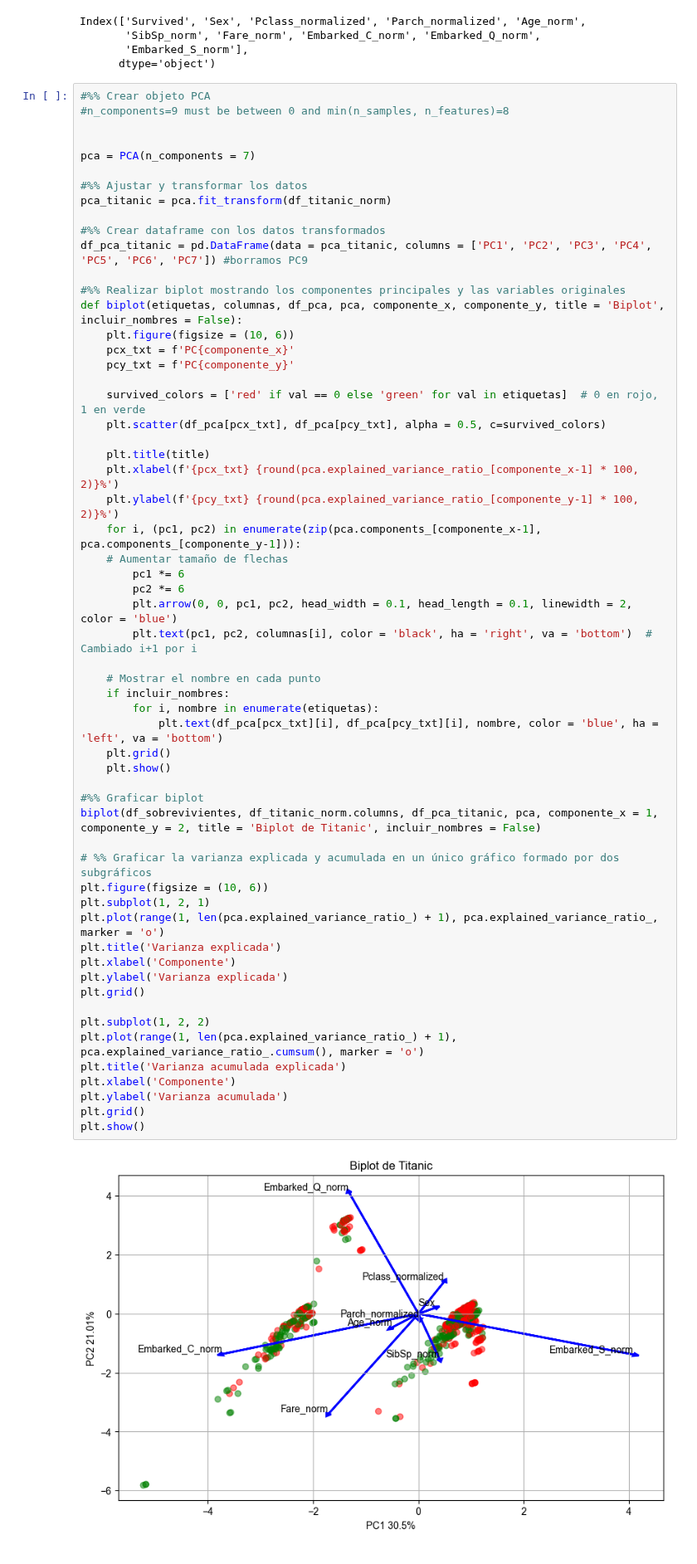
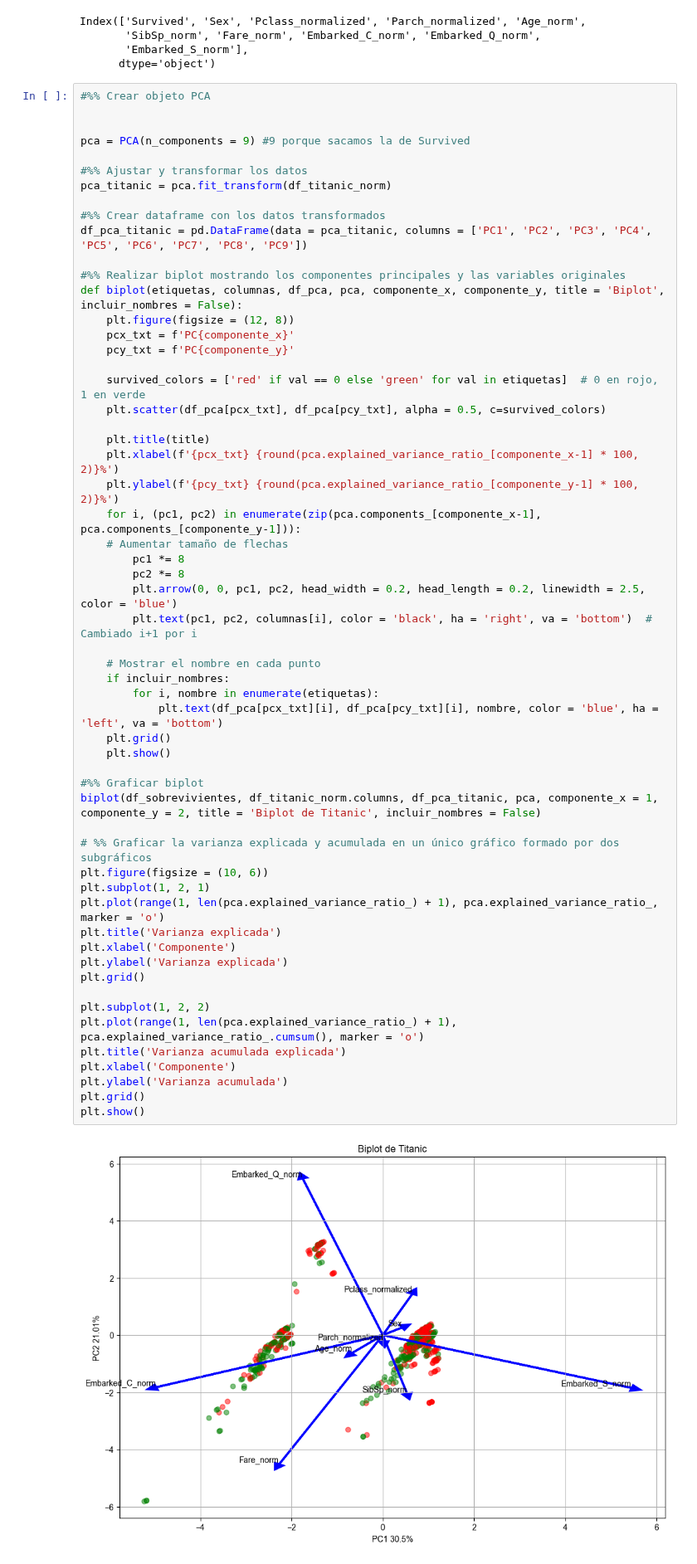
Before and after one commit to phobbins/AnalisisDatos, a Jupyter notebook: Practico 4/Practico4.ipynb, the cells around one changed output. Shown at 83% size. Cells and saved outputs as stored; diff of their text form.

```diff
--- a/Practico 4/Practico4.ipynb
+++ b/Practico 4/Practico4.ipynb
@@ -382,20 +382,19 @@ Index(['Survived', 'Sex', 'Pclass_normalized', 'Parch_normalized', 'Age_norm',
       dtype='object')
 # %%
 #%% Crear objeto PCA
-#n_components=9 must be between 0 and min(n_samples, n_features)=8
 
 
-pca = PCA(n_components = 7)
+pca = PCA(n_components = 9) #9 porque sacamos la de Survived
 
 #%% Ajustar y transformar los datos
 pca_titanic = pca.fit_transform(df_titanic_norm)
 
 #%% Crear dataframe con los datos transformados
-df_pca_titanic = pd.DataFrame(data = pca_titanic, columns = ['PC1', 'PC2', 'PC3', 'PC4', 'PC5', 'PC6', 'PC7']) #borramos PC9
+df_pca_titanic = pd.DataFrame(data = pca_titanic, columns = ['PC1', 'PC2', 'PC3', 'PC4', 'PC5', 'PC6', 'PC7', 'PC8', 'PC9'])
 
 #%% Realizar biplot mostrando los componentes principales y las variables originales
 def biplot(etiquetas, columnas, df_pca, pca, componente_x, componente_y, title = 'Biplot', incluir_nombres = False):
-    plt.figure(figsize = (10, 6))
+    plt.figure(figsize = (12, 8))
     pcx_txt = f'PC{componente_x}'
     pcy_txt = f'PC{componente_y}'
 
@@ -407,36 +406,36 @@ def biplot(etiquetas, columnas, df_pca, pca, componente_x, componente_y, title =
     plt.ylabel(f'{pcy_txt} {round(pca.explained_variance_ratio_[componente_y-1] * 100, 2)}%')
     for i, (pc1, pc2) in enumerate(zip(pca.components_[componente_x-1], pca.components_[componente_y-1])):
     # Aumentar tamaño de flechas
-        pc1 *= 6
-        pc2 *= 6
-        plt.arrow(0, 0, pc1, pc2, head_width = 0.1, head_length = 0.1, linewidth = 2, color = 'blue')
+        pc1 *= 8
+        pc2 *= 8
+        plt.arrow(0, 0, pc1, pc2, head_width = 0.2, head_length = 0.2, linewidth = 2.5, color = 'blue')
         plt.text(pc1, pc2, columnas[i], color = 'black', ha = 'right', va = 'bottom')  # Cambiado i+1 por i
 
     # Mostrar el nombre en cada punto
     if incluir_nombres:
         for i, nombre in enumerate(etiquetas):
             plt.text(df_pca[pcx_txt][i], df_pca[pcy_txt][i], nombre, color = 'blue', ha = 'left', va = 'bottom')
     plt.grid()
     plt.show()
 
 #%% Graficar biplot
 biplot(df_sobrevivientes, df_titanic_norm.columns, df_pca_titanic, pca, componente_x = 1, componente_y = 2, title = 'Biplot de Titanic', incluir_nombres = False)
 
 # %% Graficar la varianza explicada y acumulada en un único gráfico formado por dos subgráficos
 plt.figure(figsize = (10, 6))
 plt.subplot(1, 2, 1)
 plt.plot(range(1, len(pca.explained_variance_ratio_) + 1), pca.explained_variance_ratio_, marker = 'o')
 plt.title('Varianza explicada')
 plt.xlabel('Componente')
 plt.ylabel('Varianza explicada')
 plt.grid()
 
 plt.subplot(1, 2, 2)
 plt.plot(range(1, len(pca.explained_variance_ratio_) + 1), pca.explained_variance_ratio_.cumsum(), marker = 'o')
 plt.title('Varianza acumulada explicada')
 plt.xlabel('Componente')
 plt.ylabel('Varianza acumulada')
 plt.grid()
 plt.show()
 # %% [output]
-[figure, old version]
+[figure, new version]
```
Also changed, not shown: parts of 4 cells of this notebook.
